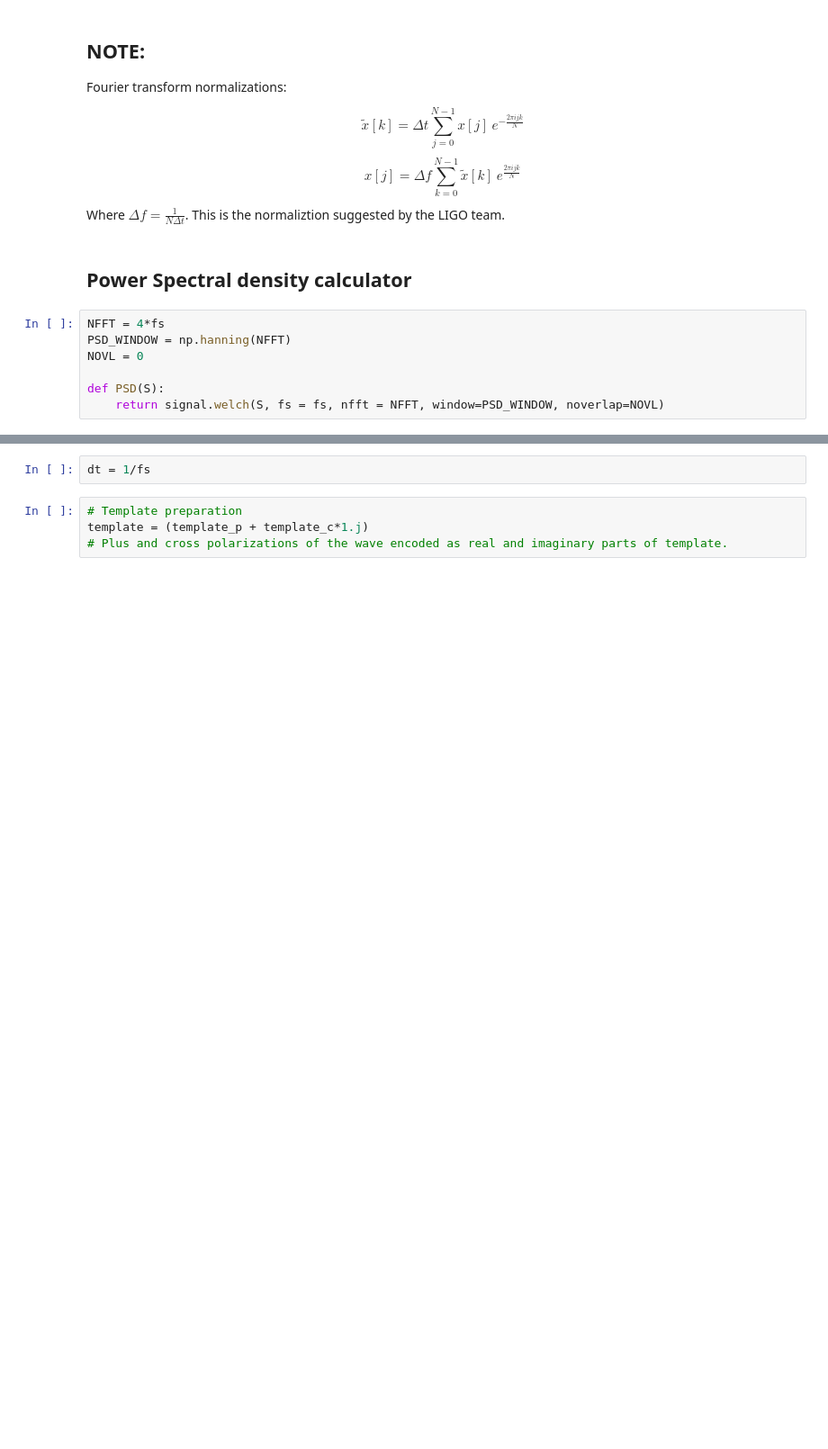
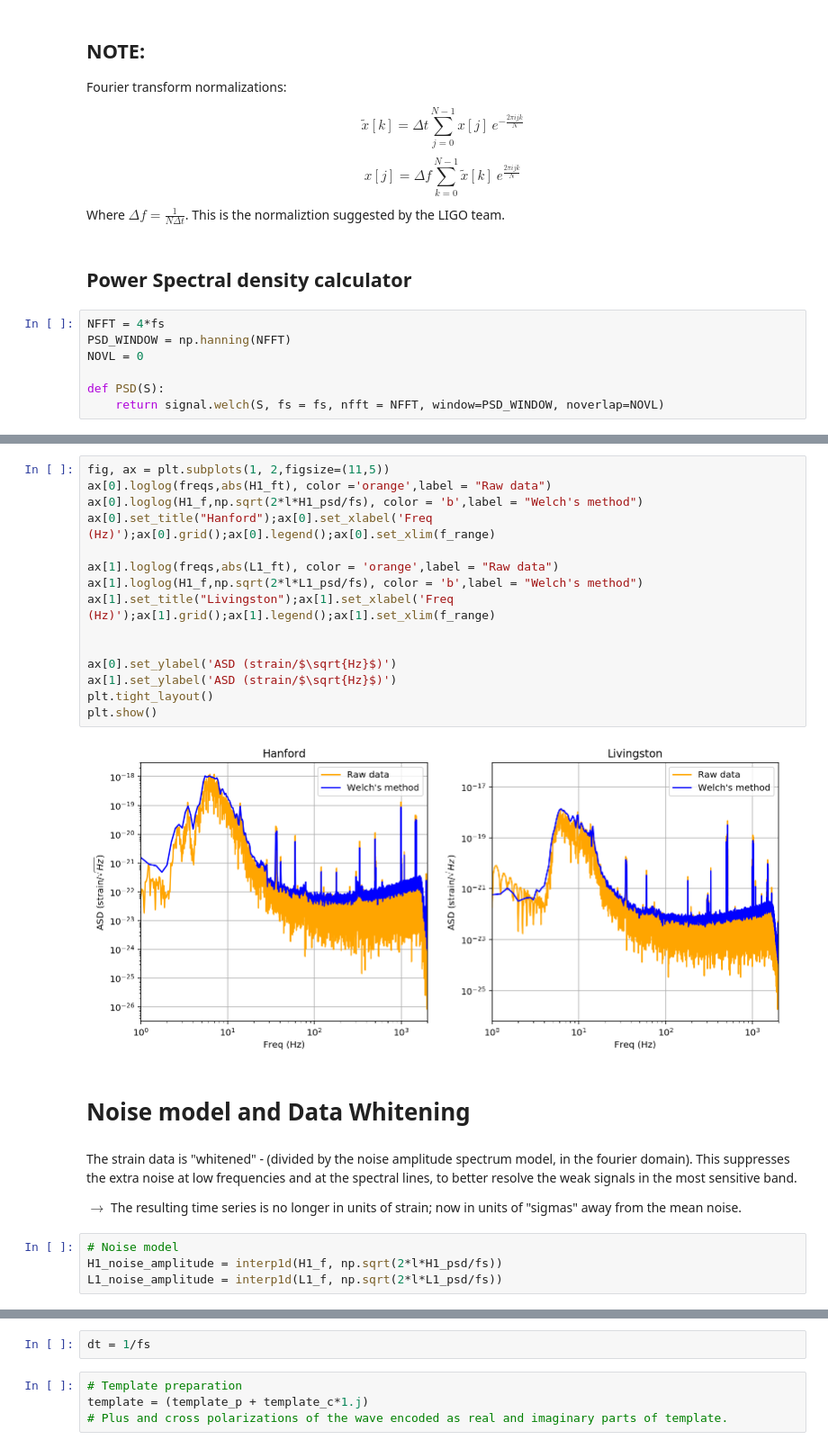
Before and after one commit to bruffolo/PHYS512, a Jupyter notebook: Test_v4.ipynb, the cells around one changed output, grey strips where cells are left out. Shown at 90% size. Cells and saved outputs as stored; diff of their text form; blank space fills up the shorter version.

```diff
--- a/Test_v4.ipynb
+++ b/Test_v4.ipynb
@@ -89,0 +135,27 @@ def PSD(S):
+# %%
+fig, ax = plt.subplots(1, 2,figsize=(11,5))
+ax[0].loglog(freqs,abs(H1_ft), color ='orange',label = "Raw data")
+ax[0].loglog(H1_f,np.sqrt(2*l*H1_psd/fs), color = 'b',label = "Welch's method")
+ax[0].set_title("Hanford");ax[0].set_xlabel('Freq (Hz)');ax[0].grid();ax[0].legend();ax[0].set_xlim(f_range)
+
+ax[1].loglog(freqs,abs(L1_ft), color = 'orange',label = "Raw data")
+ax[1].loglog(H1_f,np.sqrt(2*l*L1_psd/fs), color = 'b',label = "Welch's method")
+ax[1].set_title("Livingston");ax[1].set_xlabel('Freq (Hz)');ax[1].grid();ax[1].legend();ax[1].set_xlim(f_range)
+
+
+ax[0].set_ylabel('ASD (strain/$\sqrt{Hz}$)')
+ax[1].set_ylabel('ASD (strain/$\sqrt{Hz}$)')
+plt.tight_layout()
+plt.show()
+# %% [output]
+[figure, added]
+# %% [markdown]
+# Noise model and Data Whitening
+# %% [markdown]
+The strain data is "whitened" - (divided by the noise amplitude spectrum model, in the fourier domain). This suppresses the extra noise at low frequencies and at the spectral lines, to better resolve the weak signals in the most sensitive band.
+
+$\rightarrow$ The resulting time series is no longer in units of strain; now in units of "sigmas" away from the mean noise.
+# %%
+# Noise model
+H1_noise_amplitude = interp1d(H1_f, np.sqrt(2*l*H1_psd/fs))
+L1_noise_amplitude = interp1d(L1_f, np.sqrt(2*l*L1_psd/fs))
```
Also changed, not shown: parts of 45 cells of this notebook.
